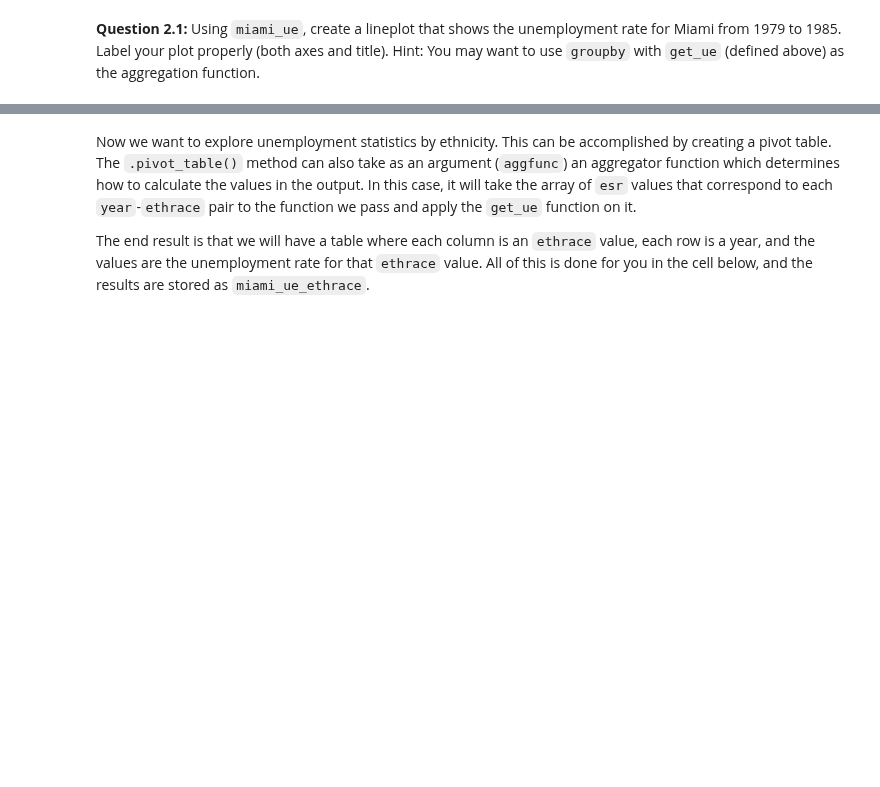
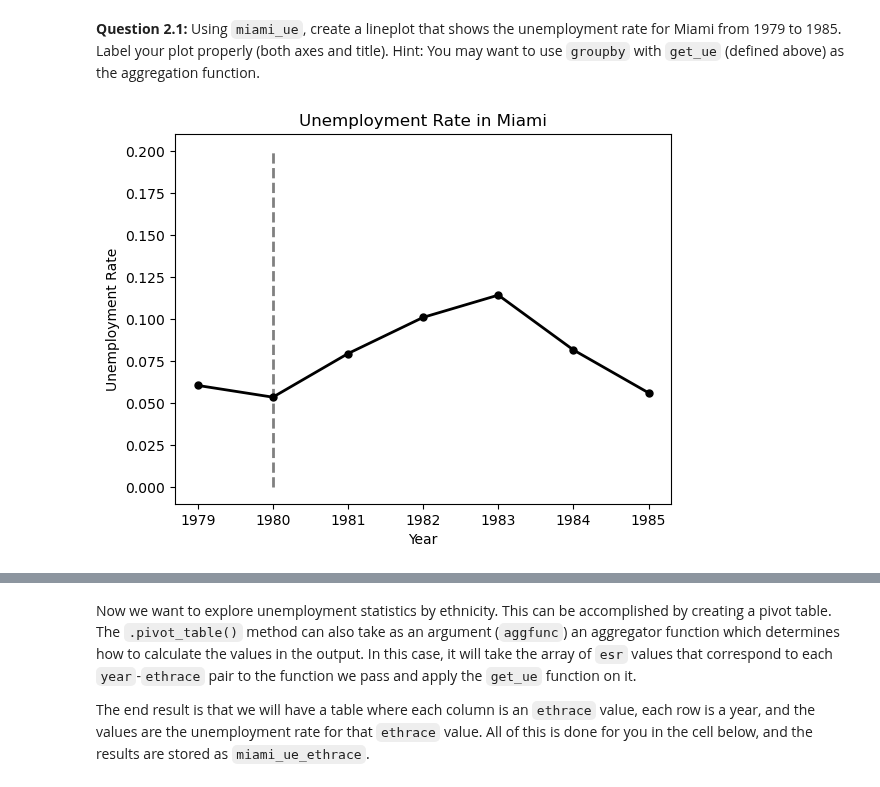
Before and after one commit to johanoelgaard/ECON148, a Jupyter notebook: proj/proj02/proj02.ipynb, the cells around one changed output, grey strips where cells are left out. Cells and saved outputs as stored; diff of their text form; code cells hidden in the pictures; blank space fills up the shorter version.

```diff
--- a/proj/proj02/proj02.ipynb
+++ b/proj/proj02/proj02.ipynb
@@ -74,0 +78,5 @@ mariel.head()
+# %%
+mariel = mariel_raw.copy()
+mariel['year'] = mariel['.id']+1978
+mariel = mariel.drop(columns=['.id'])
+mariel
@@ -78,6 +102,6 @@ grader.check("q1_1")
 As we are focusing on certain racial groups in this project, we can remove the rows of `mariel` that are not in the set of ethnicities that we are concerned with.
 # %% [markdown]
 **Question 1.2:** Remove the rows of `mariel` where the `ethrace` variable is `"others"`.
-# %%
-mariel = ...
-mariel.head(5)
+# %%
+mariel = mariel[mariel['ethrace'] != 'others'].reset_index(drop=True)
+mariel
@@ -147,13 +197,16 @@ miami_ue = mariel[(mariel["smsarank"] == "Miami") & \
 Hint: You may want to use `groupby` with `get_ue` (defined above) as the aggregation function.
 # %%
 def plot_miami_ue():
-    miami_ue_by_year = ...
-
+    miami_ue_by_year = miami_ue[['year', 'esr']]
+    miami_ue_by_year = miami_ue_by_year.groupby("year").agg(get_ue).reset_index()
     plt.vlines(1980, 0, 0.2, color="grey", linestyle="--", linewidth=2)
-    plt.plot(...) # feel free to also change the style like color, linewidth, etc
-    ...
-
+    plt.plot(miami_ue_by_year["year"], miami_ue_by_year["esr"], color="black", linewidth=2, marker="o", markersize=5) # feel free to also change the style like color, linewidth, etc
+    plt.xlabel("Year")
+    plt.ylabel("Unemployment Rate")
+    plt.title("Unemployment Rate in Miami")
     return miami_ue_by_year
 miami_ue_by_year = plot_miami_ue()
+# %% [output]
+[figure, added]
 # %%
 grader.check("q2_1")
```
Also changed, not shown: parts of 37 cells of this notebook, 2 other files.
